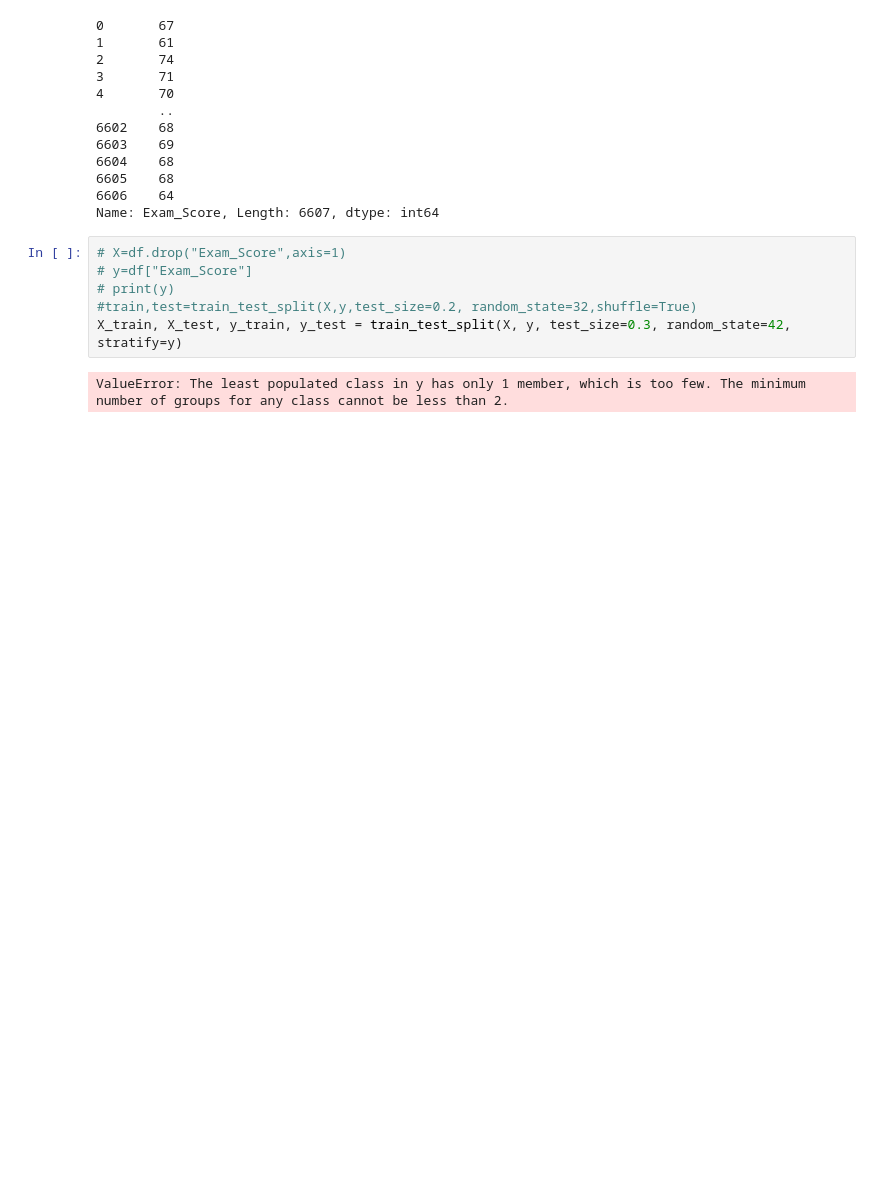
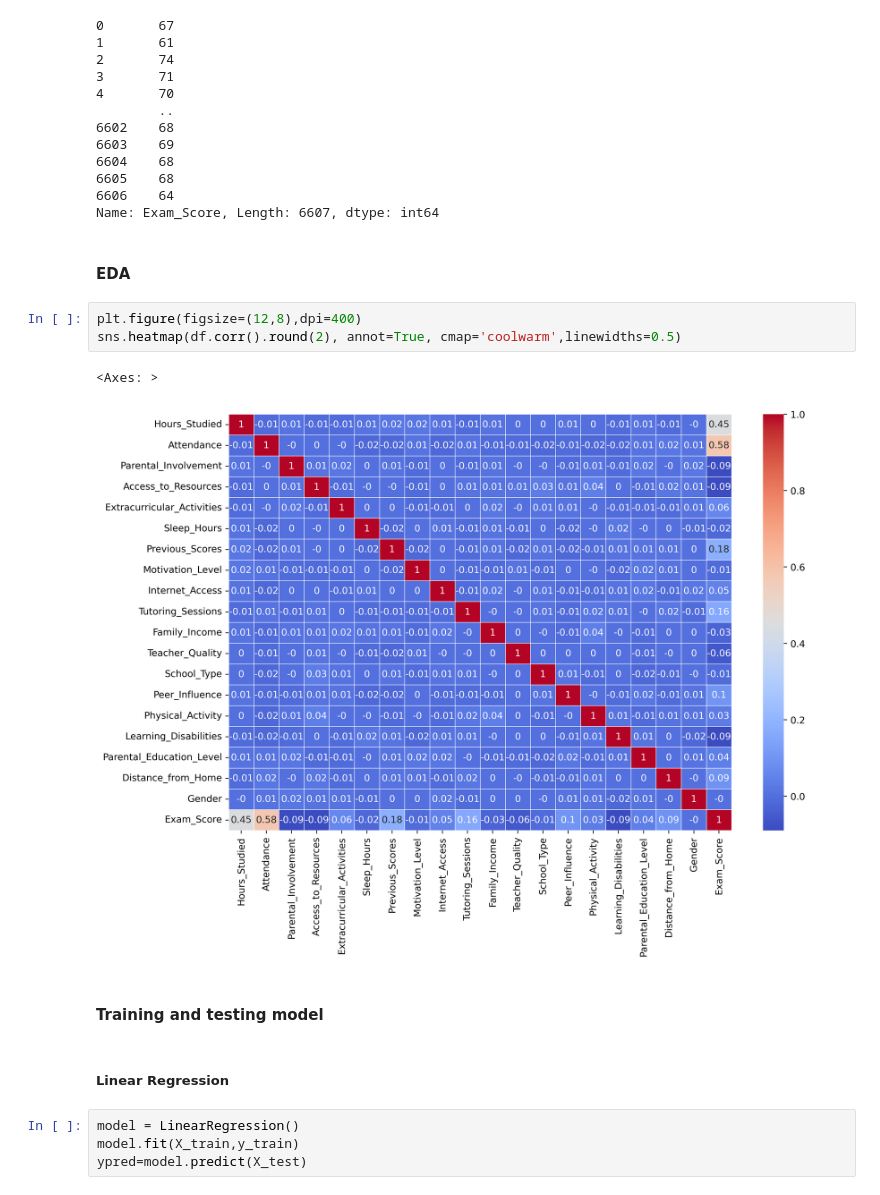
Before and after one commit to dami4290/Portfolio, a Jupyter notebook: Student_Performance/Student_Performance.ipynb, the cells around one changed output. Drawn from its saved outputs; the diff is of its cells as text; blank space fills up the shorter version.

```diff
--- a/Student_Performance/Student_Performance.ipynb
+++ b/Student_Performance/Student_Performance.ipynb
@@ -235,11 +239,19 @@ print(y)
 6605    68
 6606    64
 Name: Exam_Score, Length: 6607, dtype: int64
-# %%
-# X=df.drop("Exam_Score",axis=1)
-# y=df["Exam_Score"]
-# print(y)
-#train,test=train_test_split(X,y,test_size=0.2, random_state=32,shuffle=True)
-X_train, X_test, y_train, y_test = train_test_split(X, y, test_size=0.3, random_state=42, stratify=y)
-# %% [output]
-ValueError: The least populated class in y has only 1 member, which is too few. The minimum number of groups for any class cannot be less than 2.
+# %% [markdown]
+#### EDA
+# %%
+plt.figure(figsize=(12,8),dpi=400)
+sns.heatmap(df.corr().round(2), annot=True, cmap='coolwarm',linewidths=0.5)
+# %% [output]
+<Axes: >
+[figure, added]
+# %% [markdown]
+#### Training and testing model
+# %% [markdown]
+##### Linear Regression
+# %%
+model = LinearRegression()
+model.fit(X_train,y_train)
+ypred=model.predict(X_test)
```
Also changed, not shown: parts of 3 cells of this notebook.
